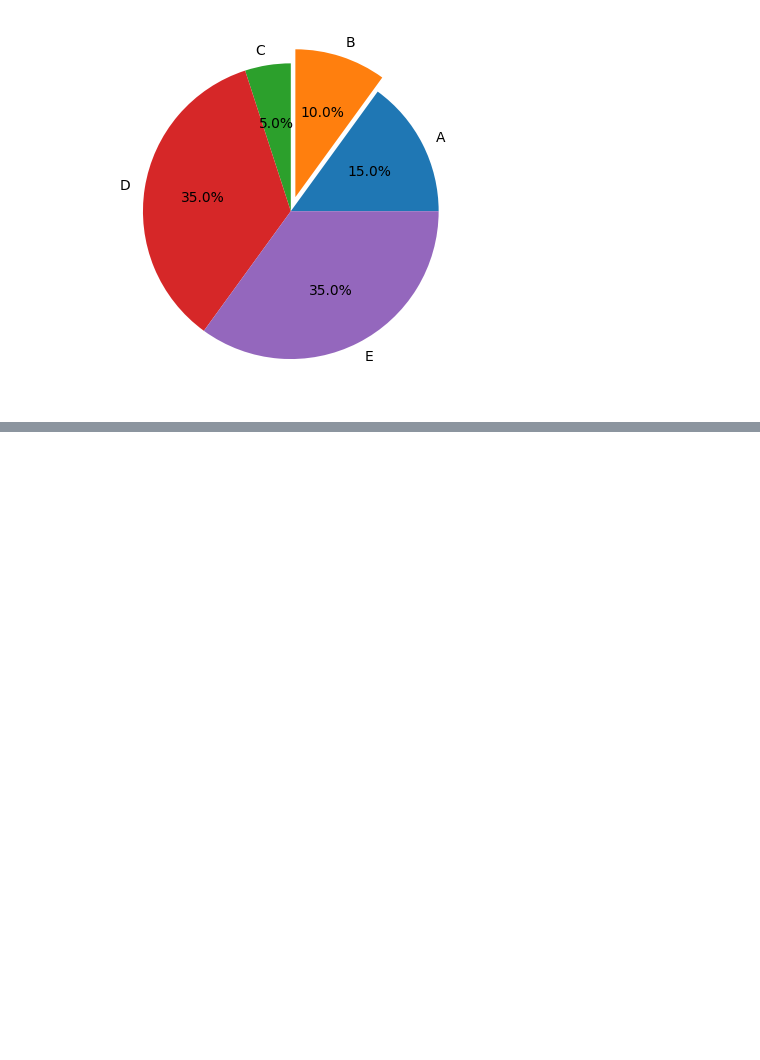
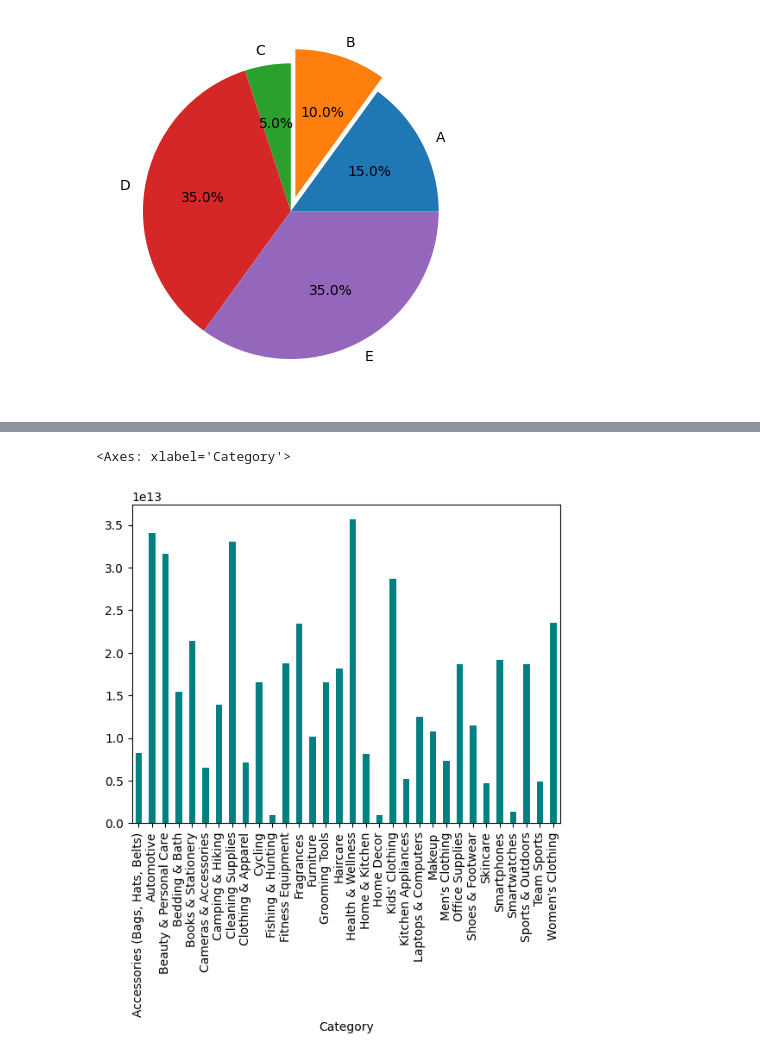
Before and after one commit to Shivam-dev-here/data-analysis-with-python, a Jupyter notebook: 03-Matplot/01-python.ipynb, the cells around one changed output, grey strips where cells are left out. Saved outputs shown, nothing was run; the diff lists cells and outputs as text; code cells hidden in the pictures; blank space fills up the shorter version.

Commit message:
Plot: Real World example on sales

```diff
--- a/03-Matplot/01-python.ipynb
+++ b/03-Matplot/01-python.ipynb
@@ -146,0 +152,4 @@ plt.pie(sizes, labels=labels, autopct="%1.1f%%", explode=explode)
+# %%
+import pandas as pd
+sales_data_df = pd.read_csv('products-100.csv')
+sales_data_df.head(5)
@@ -146,0 +163,6 @@ plt.pie(sizes, labels=labels, autopct="%1.1f%%", explode=explode)
+# %%
+total_sales_by_product = sales_data_df.groupby('Category')['EAN'].sum()
+total_sales_by_product.plot(kind='bar', color='teal')
+# %% [output]
+<Axes: xlabel='Category'>
+[figure, added]
```
Also changed, not shown: parts of 5 cells of this notebook, 1 other file.
